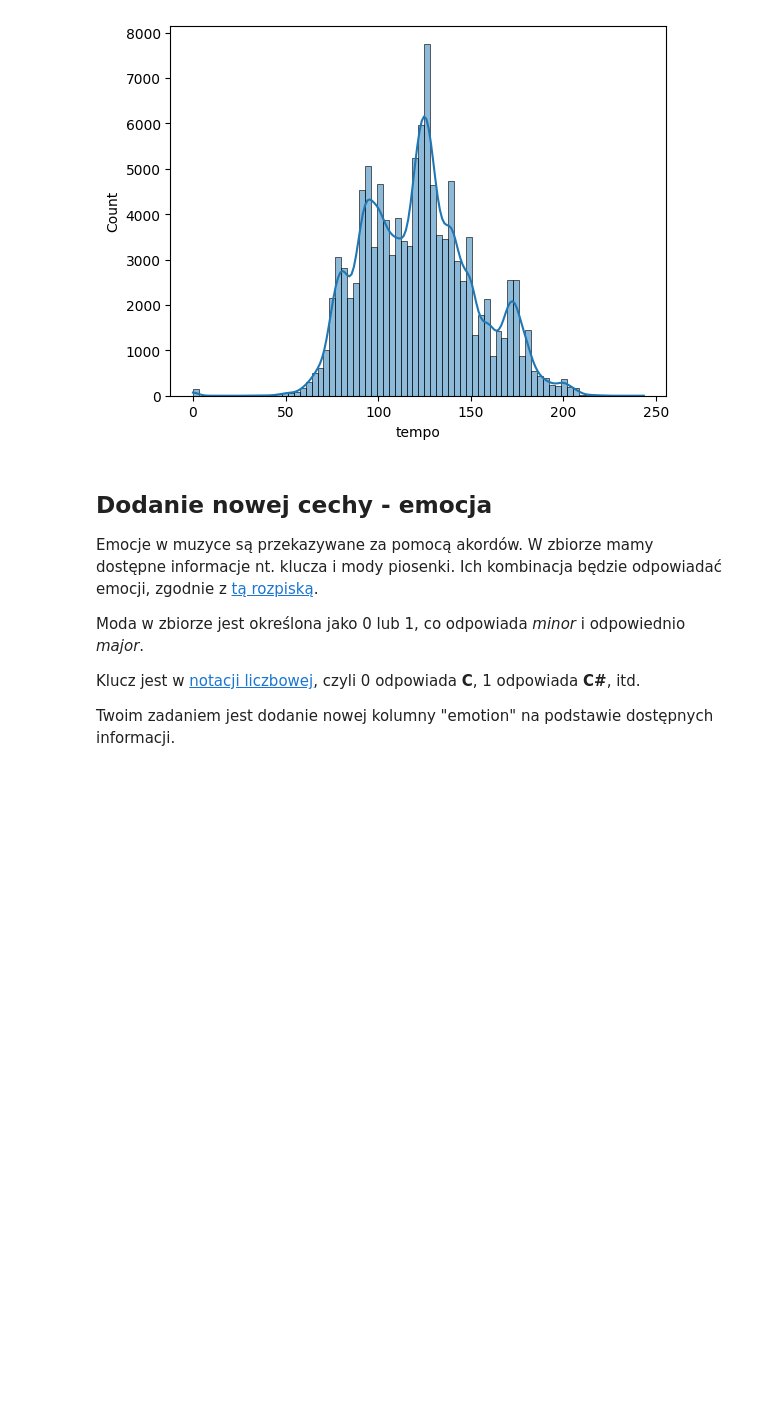
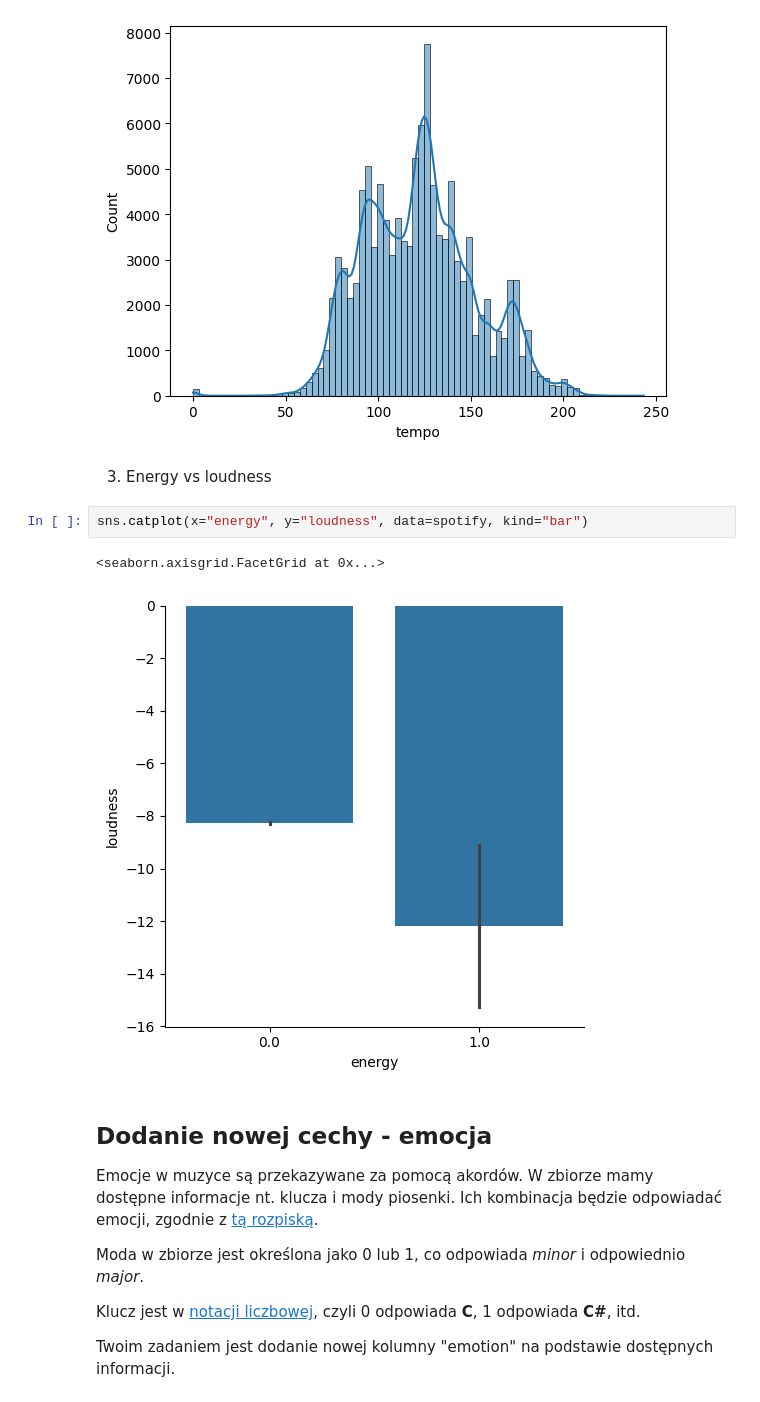
Before and after one commit to Zajecia-na-PWr-LR/lista-1-lenamackiewicz, a Jupyter notebook: UczenieMaszynowe_25_26_Lista2.ipynb, the cells around one changed output. Drawn from its saved outputs; the diff is of its cells as text; blank space fills up the shorter version.

```diff
--- a/UczenieMaszynowe_25_26_Lista2.ipynb
+++ b/UczenieMaszynowe_25_26_Lista2.ipynb
@@ -422,6 +456,13 @@ sns.histplot(data=spotify, x='tempo', bins=76, kde=True)
 plt.show()
 # %% [output]
 [figure]
+# %% [markdown]
+3. Energy vs loudness
+# %%
+sns.catplot(x="energy", y="loudness", data=spotify, kind="bar")
+# %% [output]
+<seaborn.axisgrid.FacetGrid at 0x...>
+[figure, added]
 # %% [markdown]
 ## Dodanie nowej cechy - emocja
 
```
Also changed, not shown: parts of 14 cells of this notebook.
